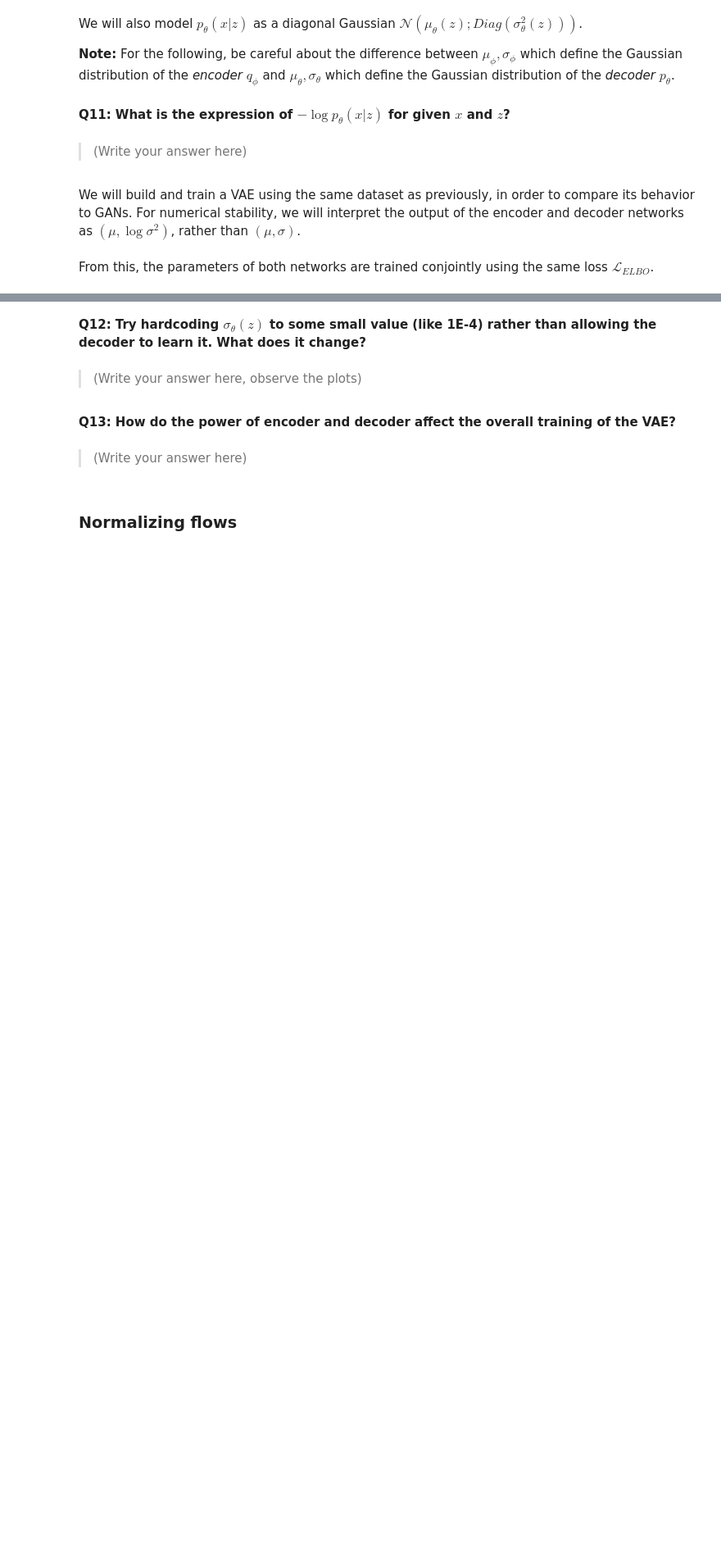
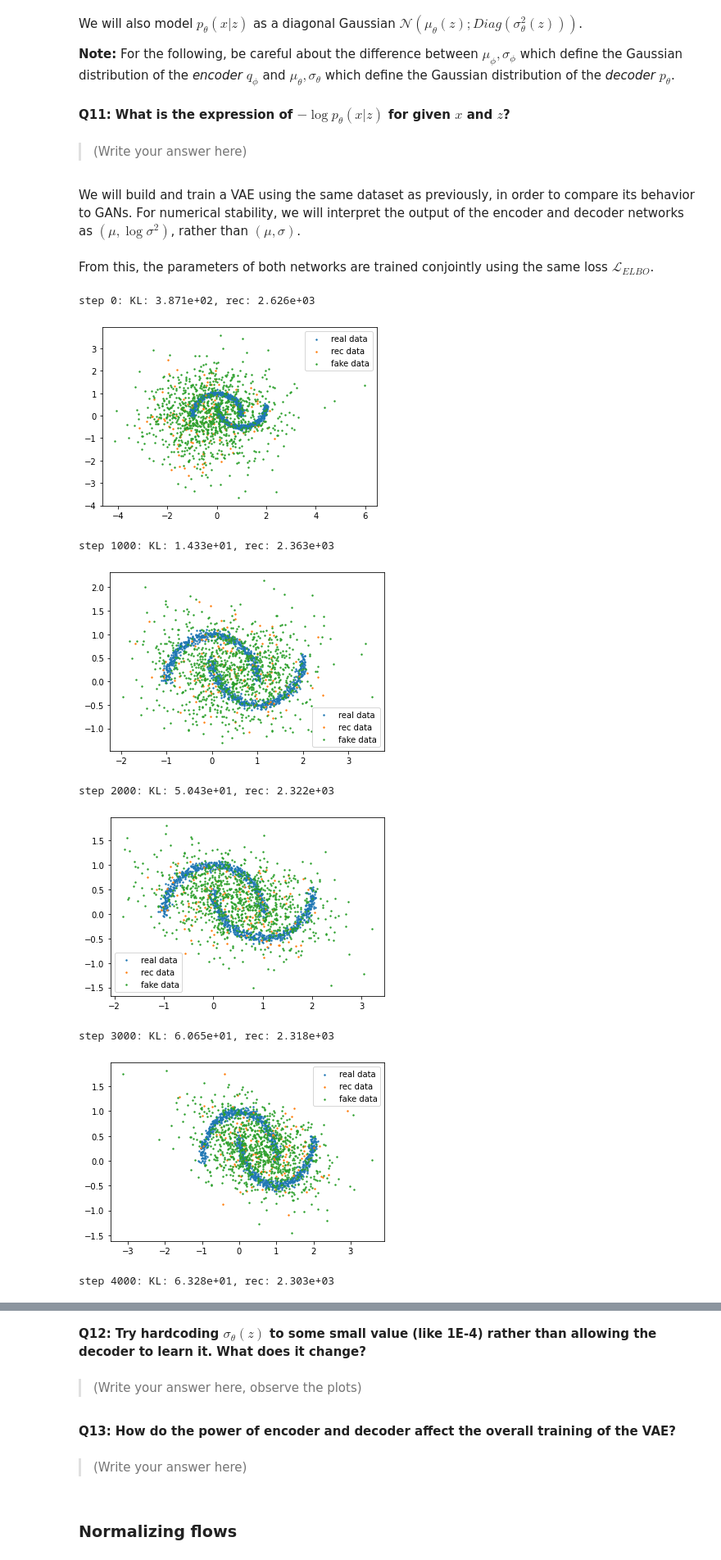
Before and after one commit to ArindamRoy23/DSBA_T2-CS-Advanced_Deep_Learning, a Jupyter notebook: TP6/TP6_generative_models.ipynb, the cells around one changed output, grey strips where cells are left out. Shown at 82% size. Saved outputs shown, nothing was run; the diff lists cells and outputs as text; code cells hidden in the pictures; blank space fills up the shorter version.

```diff
--- a/TP6/TP6_generative_models.ipynb
+++ b/TP6/TP6_generative_models.ipynb
@@ -330,33 +330,44 @@ for i in range(N_ITER):
 
     x = generate_batch(BATCHLEN)
 
     enc_mu, enc_logvar = encoder(x)
     #
     # COMPUTE THE KL PART OF THE LOSS HERE
     #
-    loss_kl = 0
+    loss_kl = 0.5 * torch.sum( torch.exp(enc_logvar) + enc_mu.pow(2) - 1 - enc_logvar)
     #
     # SAMPLE z FROM q(z|x) HERE
     #
-    z = 0
+    enc_sig = torch.exp(0.5*enc_logvar)
+    z = enc_mu + enc_sig * torch.randn((BATCHLEN,LATENT_N))
 
     dec_mu, dec_logvar = decoder(z)
     #
     # COMPUTE THE RECONSTRUCTION PART OF THE LOSS HERE
     #
-    loss_rec = 0
+    loss_rec = 0.5 * torch.sum(dec_logvar + (x - dec_mu).pow(2) * torch.exp(-dec_logvar) + LATENT_N * np.log(2 * np.pi))
 
     (loss_kl + loss_rec).backward()
     optim_enc.step()
     optim_dec.step()
     if i%1000 == 0:
         print('step {}: KL: {:.3e}, rec: {:.3e}'.format(i, float(loss_kl), float(loss_rec)))
         # plot the result
         real_batch = generate_batch(1024)
         rec_batch = torch.normal(dec_mu, torch.exp(0.5*dec_logvar)).detach()
         fake_batch = decoder.generate(1024).detach()
         plt.scatter(real_batch[:,0], real_batch[:,1], s=2.0, label='real data')
         plt.scatter(rec_batch[:,0], rec_batch[:,1], s=2.0, label='rec data')
         plt.scatter(fake_batch[:,0], fake_batch[:,1], s=2.0, label='fake data')
         plt.legend()
         plt.show()
+# %% [output]
+step 0: KL: 3.871e+02, rec: 2.626e+03
+[figure, added]
+step 1000: KL: 1.433e+01, rec: 2.363e+03
+[figure, added]
+step 2000: KL: 5.043e+01, rec: 2.322e+03
+[figure, added]
+step 3000: KL: 6.065e+01, rec: 2.318e+03
+[figure, added]
+step 4000: KL: 6.328e+01, rec: 2.303e+03
```
Also changed, not shown: parts of 5 cells of this notebook.
